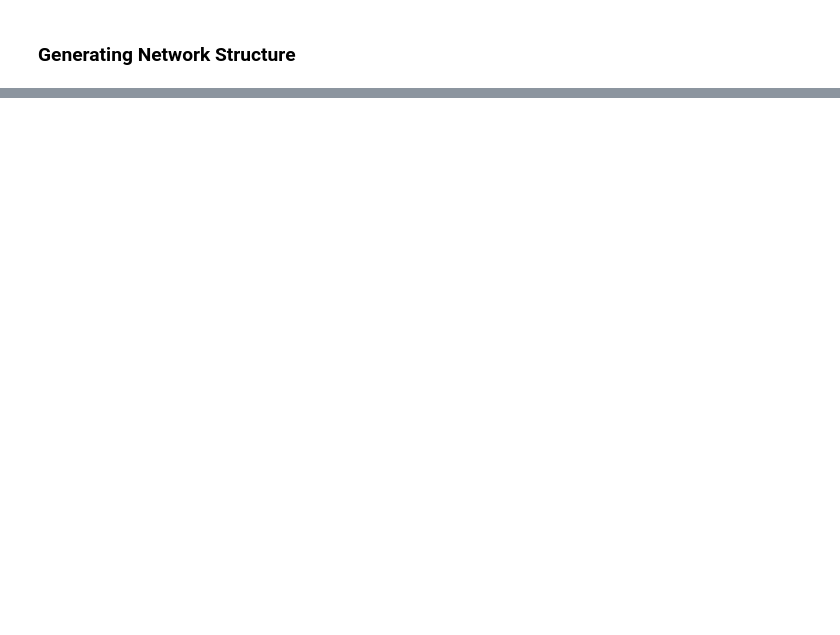
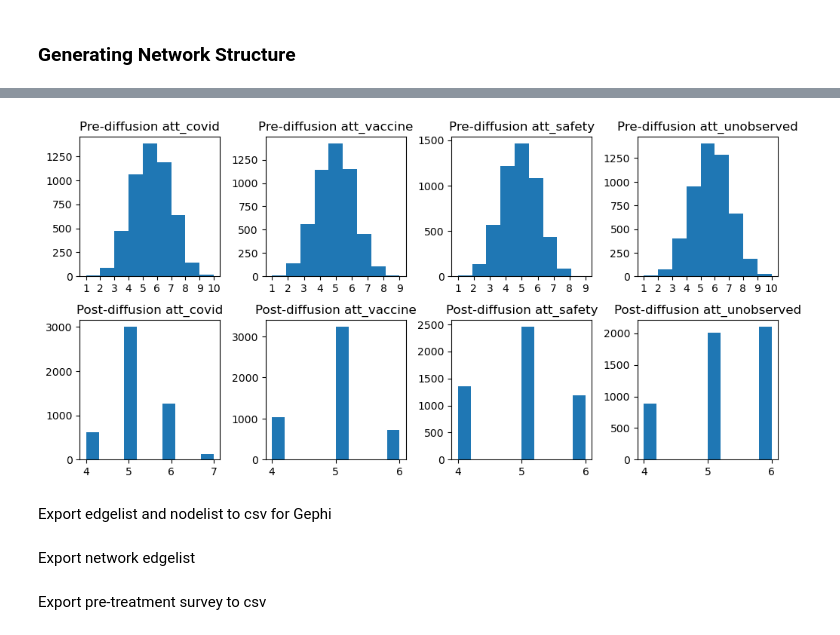
Before and after one commit to Bingsongl/vaccine_experiment_datatask, a Jupyter notebook: main.ipynb, the cells around one changed output, grey strips where cells are left out. Saved outputs shown, nothing was run; the diff lists cells and outputs as text; code cells hidden in the pictures; blank space fills up the shorter version.

```diff
--- a/main.ipynb
+++ b/main.ipynb
@@ -101,0 +247,20 @@ G = bb_network(5000,5)
+# %%
+fig, ax = plt.subplots(nrows=2,ncols=4,squeeze=False,figsize=(10,5))
+for i, attitude in enumerate(attitudes_df.columns):
+
+    # Plot distribution of pre diffusion values
+    ax[0,i].hist(attitudes_df[attitude],bins=9)
+    ax[0,i].set_title('Pre-diffusion ' + str(attitude))
+    ax[0,i].xaxis.set_major_locator(MaxNLocator(integer=True))
+
+    # Plot distribution of post diffusion values
+    attitudes_df[attitude] = this_network.run_diffusion_round(attitudes_df[attitude])
+    ax[1,i].hist(attitudes_df[attitude])
+    ax[1,i].set_title('Post-diffusion ' + str(attitude))
+    ax[1,i].xaxis.set_major_locator(MaxNLocator(integer=True))
+fig.tight_layout(pad=1.0)
+plt.show()
+# %% [output]
+[figure, added]
+# %% [markdown]
+Export edgelist and nodelist to csv for Gephi
@@ -101,0 +272,2 @@ G = bb_network(5000,5)
+# %% [markdown]
+Export network edgelist
@@ -101,0 +276,2 @@ G = bb_network(5000,5)
+# %% [markdown]
+Export pre-treatment survey to csv
```
Also changed, not shown: parts of 13 cells of this notebook, 9 other files.
